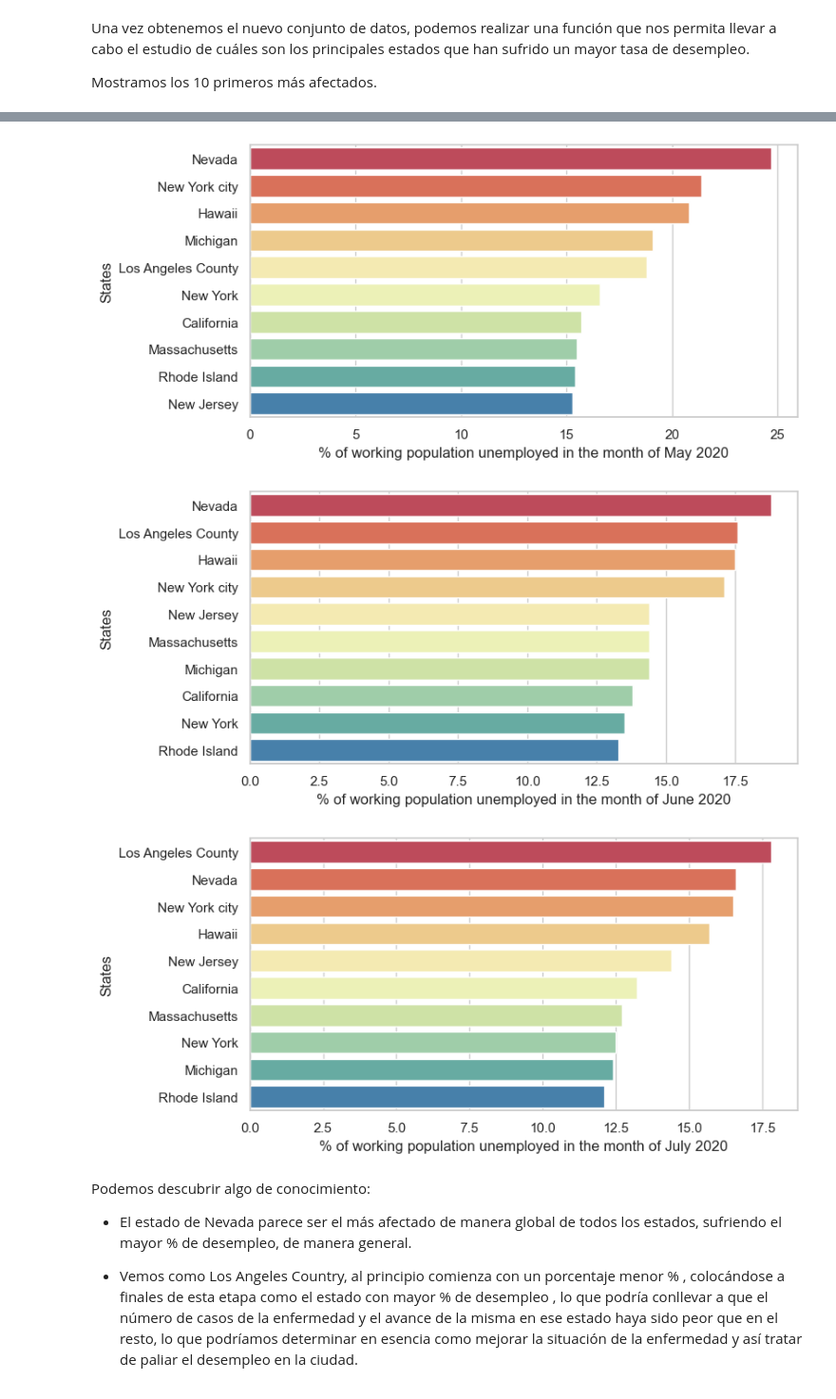
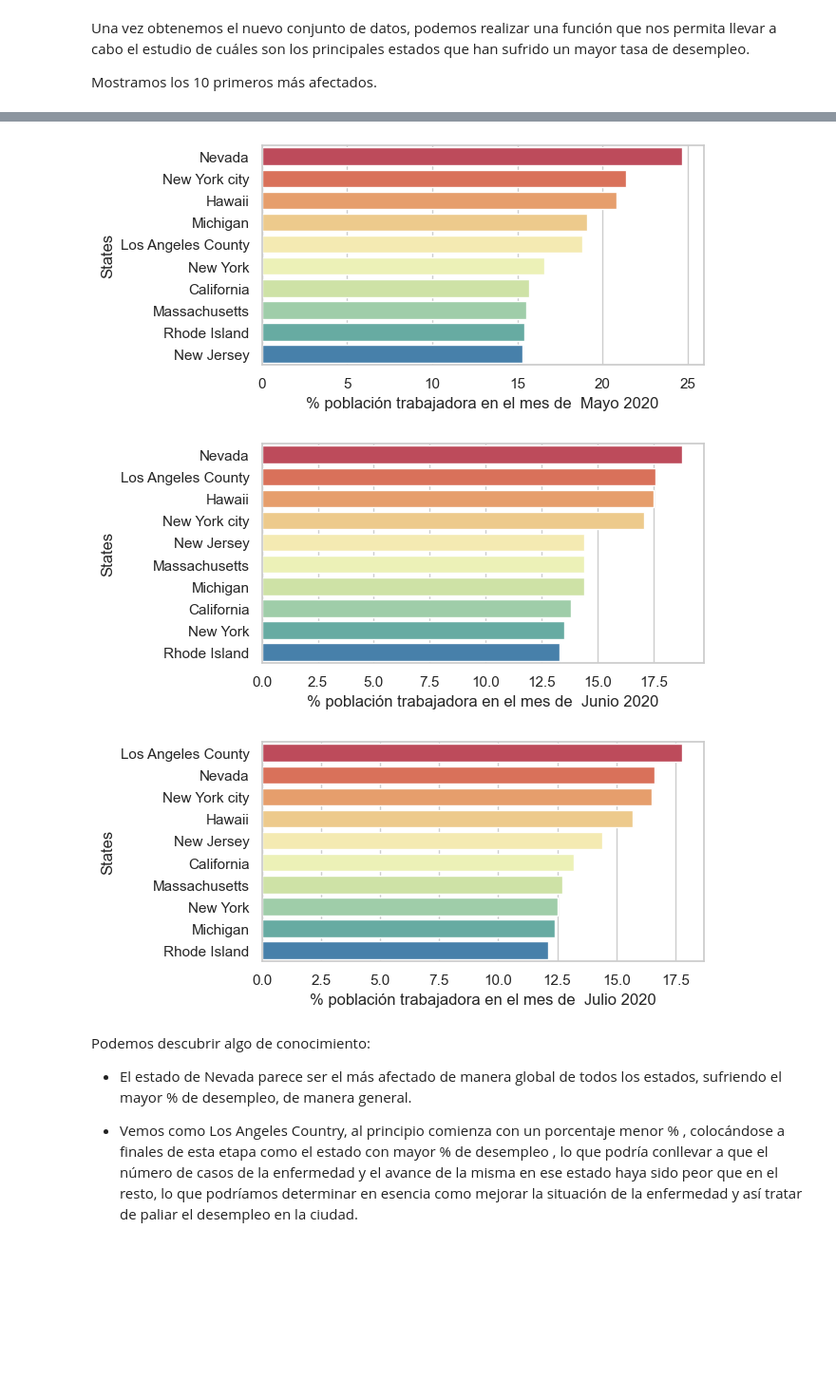
Before and after one commit to IgnacioGarciaLuengo/USA_Unemployment_Analysis, a Jupyter notebook: practica.ipynb, the cells around one changed output, grey strips where cells are left out. Shown at 95% size. Drawn from its saved outputs; the diff is of its cells as text; code cells hidden in the pictures; blank space fills up the shorter version.

```diff
--- a/practica.ipynb
+++ b/practica.ipynb
@@ -160,8 +167,10 @@ top
 # %%
-fig, ax = plt.subplots(figsize = (12,6))
+fig, ax = plt.subplots(figsize = (8,4))
 fig = sns.barplot(x = "Date", y = "% Unemployment in US", data = top,
                   ax=ax)
 
 x_dates = top['Date'].dt.strftime('%Y-%m')
 ax.set_xticklabels(labels=x_dates, rotation=45, ha='right')
+
+plt.show()
 # %% [output]
@@ -198,7 +197,7 @@ def addMonth(date, colname):
     covid_data[colname] = newMonth
 # %%
 date = ['2020-04-01','2020-05-01','2020-06-01','2020-07-01']
-months = ['April','May','June','July']
+months = ['Abril','Mayo','Junio','Julio']
 for i in range(4):
     addMonth(date[i],months[i])
 covid_data.head()
@@ -215,14 +214,14 @@ Una vez obtenemos el nuevo conjunto de datos, podemos realizar una función que
 Mostramos los 10 primeros más afectados.
 # %%
 def monthPlot(month):
-    plt.figure(figsize = (8,4))
+    plt.figure(figsize = (6,3))
     fig = sns.barplot(y = "States",
                       x = month,
                       data = covid_data,
                       order = covid_data.sort_values(by = month, ascending = False).States.head(10),
                       orient = 'h',
                       palette = ('Spectral'))
-    fig.set(xlabel = str('% of working population unemployed in the month of ' + month + ' 2020'))
+    fig.set(xlabel = str('% población trabajadora en el mes de  ' + month + ' 2020'))
 for i in range(4):
     monthPlot(months[i])
 # %% [output]
@@ -230,6 +229,6 @@ for i in range(4):
-[figure, old version]
+[figure, new version]
-[figure, old version]
+[figure, new version]
-[figure, old version]
+[figure, new version]
 # %% [markdown]
 Podemos descubrir algo de conocimiento:
 - El estado de Nevada parece ser el más afectado de manera global de todos los estados, sufriendo el mayor % de desempleo, de manera general.
```
Also changed, not shown: parts of 23 cells of this notebook, 1 other file.
